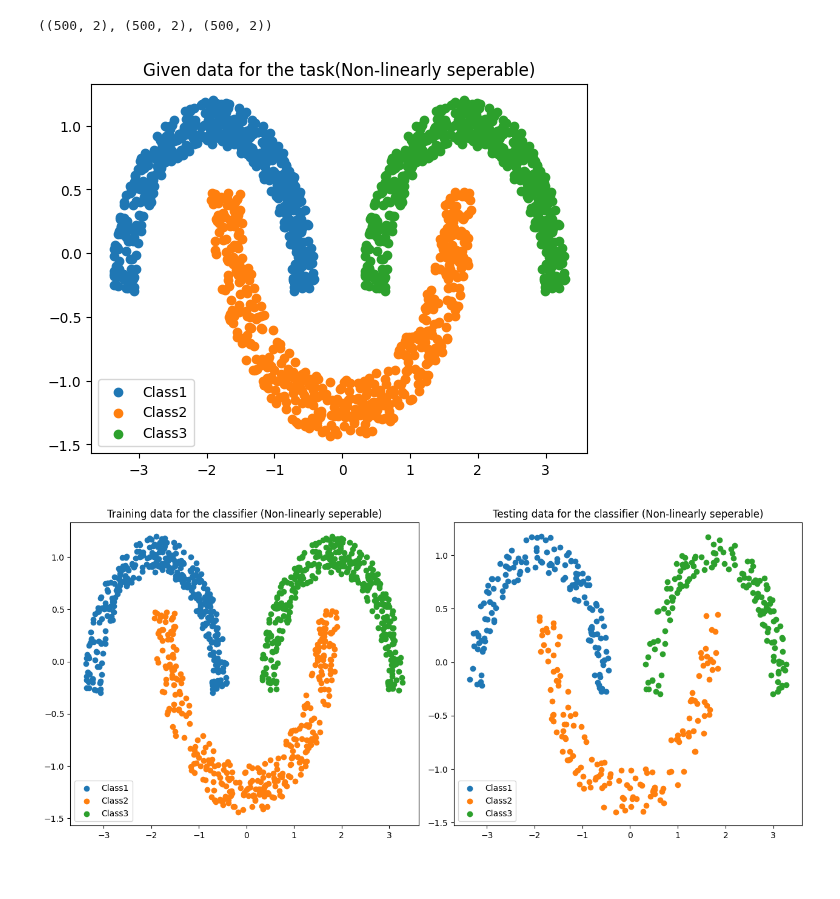
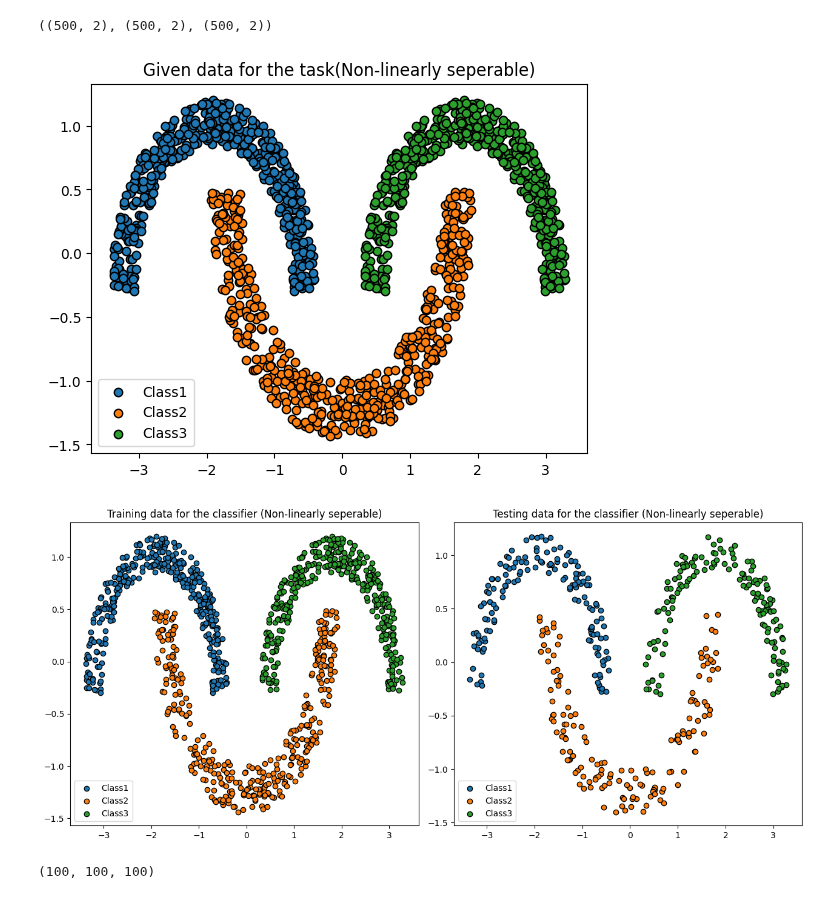
Before and after one commit to imraunav/Deep-Learning-and-Applications, a Jupyter notebook: classification_nonLinearData.ipynb, the cells around one changed output. Drawn from its saved outputs; the diff is of its cells as text; code cells hidden in the pictures.

```diff
--- a/classification_nonLinearData.ipynb
+++ b/classification_nonLinearData.ipynb
@@ -29,36 +29,36 @@ class1_data.shape, class2_data.shape, class3_data.shape
 # %% [output]
 ((500, 2), (500, 2), (500, 2))
 # %%
-plt.scatter(class1_data[:, 0], class1_data[:, 1])
-plt.scatter(class2_data[:, 0], class2_data[:, 1])
-plt.scatter(class3_data[:, 0], class3_data[:, 1])
+plt.scatter(class1_data[:, 0], class1_data[:, 1], edgecolors='black')
+plt.scatter(class2_data[:, 0], class2_data[:, 1], edgecolors='black')
+plt.scatter(class3_data[:, 0], class3_data[:, 1], edgecolors='black')
 plt.legend(['Class1', 'Class2', 'Class3'])
 plt.title('Given data for the task(Non-linearly seperable)')
 plt.show()
 # %% [output]
-[figure, old version]
+[figure, new version]
 # %%
 class1_train, class1_test = train_test_split(class1_data)
 class2_train, class2_test = train_test_split(class2_data)
 class3_train, class3_test = train_test_split(class3_data)
 # %%
 plt.subplot(1,2,1)
-plt.scatter(class1_train[:, 0], class1_train[:, 1])
-plt.scatter(class2_train[:, 0], class2_train[:, 1])
-plt.scatter(class3_train[:, 0], class3_train[:, 1])
+plt.scatter(class1_train[:, 0], class1_train[:, 1], edgecolors='black')
+plt.scatter(class2_train[:, 0], class2_train[:, 1], edgecolors='black')
+plt.scatter(class3_train[:, 0], class3_train[:, 1], edgecolors='black')
 plt.legend(['Class1', 'Class2', 'Class3'])
 plt.title('Training data for the classifier (Non-linearly seperable)')
 
 plt.subplot(1,2,2)
-plt.scatter(class1_test[:, 0], class1_test[:, 1])
-plt.scatter(class2_test[:, 0], class2_test[:, 1])
-plt.scatter(class3_test[:, 0], class3_test[:, 1])
+plt.scatter(class1_test[:, 0], class1_test[:, 1], edgecolors='black')
+plt.scatter(class2_test[:, 0], class2_test[:, 1], edgecolors='black')
+plt.scatter(class3_test[:, 0], class3_test[:, 1], edgecolors='black')
 plt.legend(['Class1', 'Class2', 'Class3'])
 plt.title('Testing data for the classifier (Non-linearly seperable)')
 plt.tight_layout(rect=[0, 0, 2, 1.2])
 plt.show()
 # %% [output]
-[figure, old version]
+[figure, new version]
 # %%
 class classifer:
     def __init__(self, class1_train, class2_train, class3_train):
@@ -95,4 +95,8 @@ nl_classifier = classifer(class1_train, class2_train, class3_train)
 
 # with open("nl_classifier.pkl", mode='rb') as f:
 #     nl_classifier = pickle.load(f)
+# %%
+len(nl_classifier.epoch_err_1), len(nl_classifier.epoch_err_2), len(nl_classifier.epoch_err_3)
+# %% [output]
+(100, 100, 100)
 # %%
```
Also changed, not shown: parts of 10 cells of this notebook, 3 other files.
